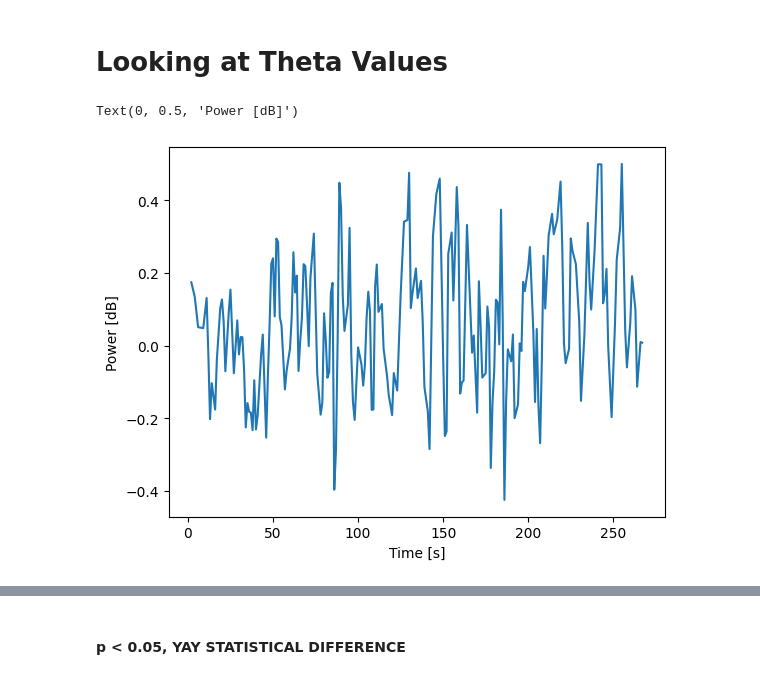
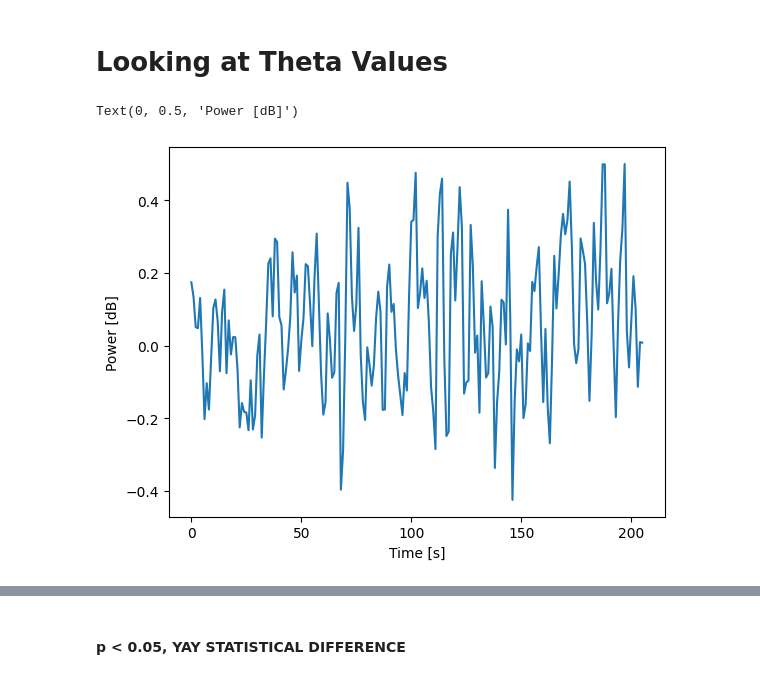
Before and after one commit to aaronjuma/EEGMario, a Jupyter notebook: Analysis/analysis.ipynb, the cells around one changed output, grey strips where cells are left out. Cells and saved outputs as stored; diff of their text form; code cells hidden in the pictures.

```diff
--- a/Analysis/analysis.ipynb
+++ b/Analysis/analysis.ipynb
@@ -8,9 +8,11 @@ from scipy.stats import f_oneway
 # %% [markdown]
 # Helper Functions
 # %%
-def process_and_average(arr):
-    temp1 = arr["Theta_AF7"]
-    temp2 = arr["Theta_AF8"]
+def process_and_average(arr, wave):
+    wave = wave.title()
+    temp1 = arr[wave+"_AF7"]
+    temp2 = arr[wave+"_AF8"]
     temp1.dropna(axis = 0, inplace=True)
     temp2.dropna(axis = 0, inplace=True)
-    return ( temp1 + temp2 ) / 2
+    avg = ( temp1 + temp2 ) / 2
+    return avg.to_numpy()
@@ -134,25 +149,14 @@ print(extreme)
 # %%
 control_theta = []
 for i in range(1,4):
-
-    temp_af7 = control[i-1]["Theta_AF7"]
-    temp_af8 = control[i-1]["Theta_AF8"]
-    temp_af7.dropna(axis = 0, inplace=True)
-    temp_af8.dropna(axis = 0, inplace=True)
-    # temp_af7 = rescale(temp_af7)
-    # temp_af8 = rescale(temp_af8)
-
-    # print(temp_af7)
-    # print(temp_af8)
-    avg = ( temp_af7 + temp_af8 ) / 2
-    control_theta.append(avg)
+    control_theta.append(process_and_average(control[i-1], "theta"))
 
 plt.plot(control_theta[1])
 plt.xlabel("Time [s]")
 plt.ylabel("Power [dB]")
 # %% [output]
 Text(0, 0.5, 'Power [dB]')
-[figure, old version]
+[figure, new version]
 # %%
 easy_theta = []
 for i in range(1,4):
```
Also changed, not shown: parts of 15 cells of this notebook.
